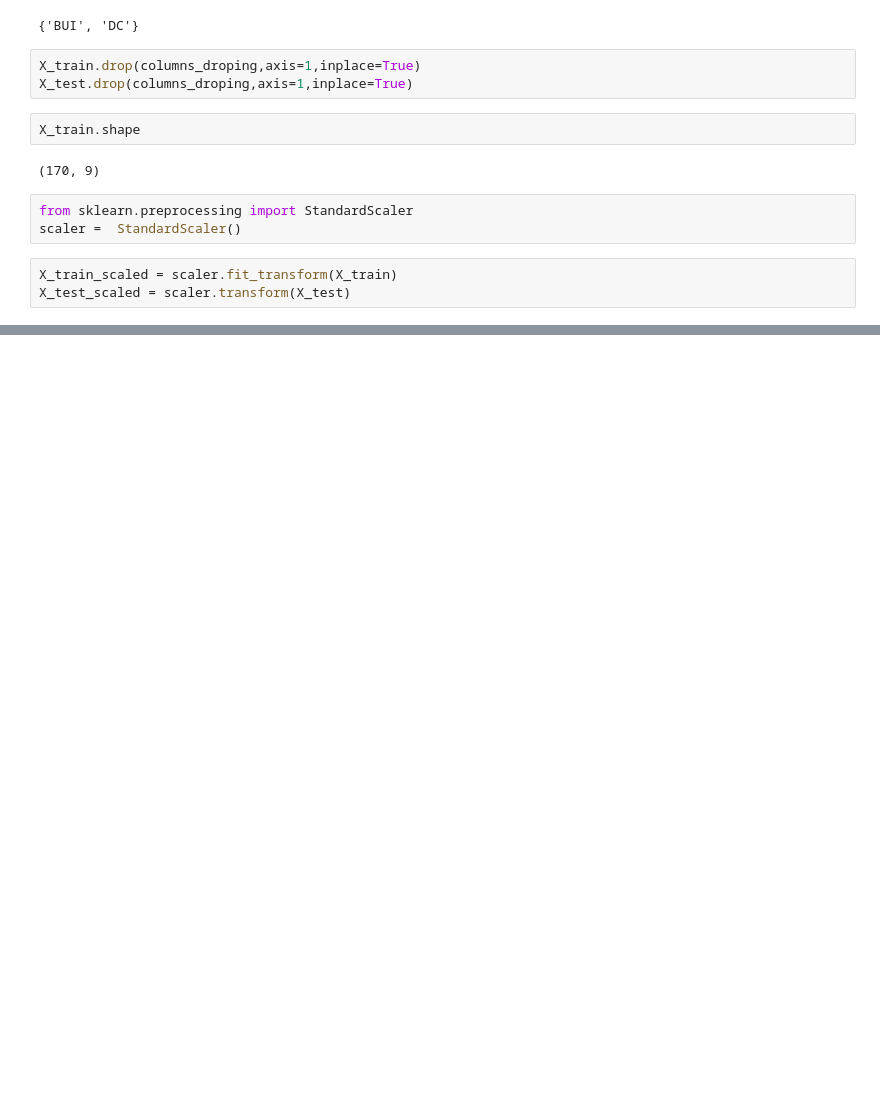
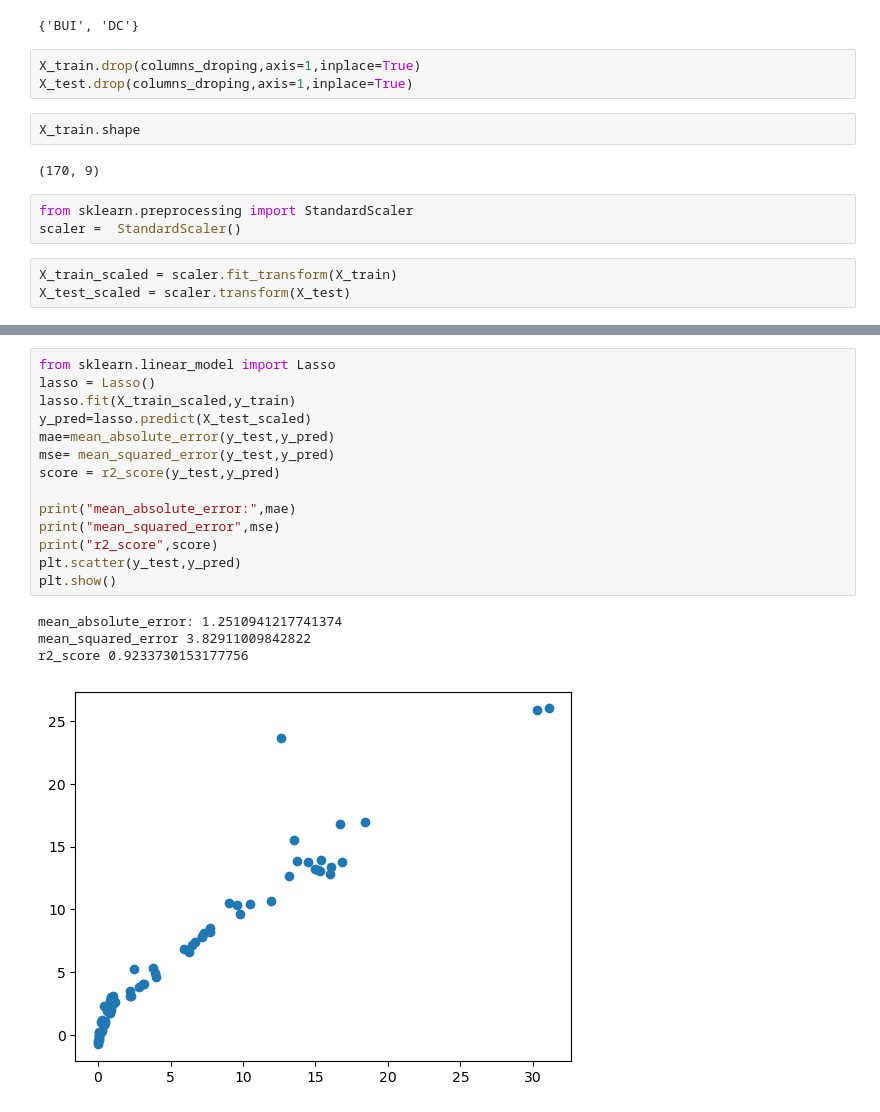
Before and after one commit to alyboii/at-lKurs, a Jupyter notebook: AlgerianForestFireDataset/AlgerianFire.ipynb, the cells around one changed output, grey strips where cells are left out. Drawn from its saved outputs; the diff is of its cells as text; blank space fills up the shorter version.

```diff
--- a/AlgerianForestFireDataset/AlgerianFire.ipynb
+++ b/AlgerianForestFireDataset/AlgerianFire.ipynb
@@ -449,0 +491,19 @@ sns.stripplot(df)
+# %%
+from sklearn.linear_model import Lasso
+lasso = Lasso()
+lasso.fit(X_train_scaled,y_train)
+y_pred=lasso.predict(X_test_scaled)
+mae=mean_absolute_error(y_test,y_pred)
+mse= mean_squared_error(y_test,y_pred)
+score = r2_score(y_test,y_pred)
+
+print("mean_absolute_error:",mae)
+print("mean_squared_error",mse)
+print("r2_score",score)
+plt.scatter(y_test,y_pred)
+plt.show()
+# %% [output]
+mean_absolute_error: 1.2510941217741374
+mean_squared_error 3.82911009842822
+r2_score 0.9233730153177756
+[figure, added]
```
Also changed, not shown: parts of 11 cells of this notebook, 6 other files.
